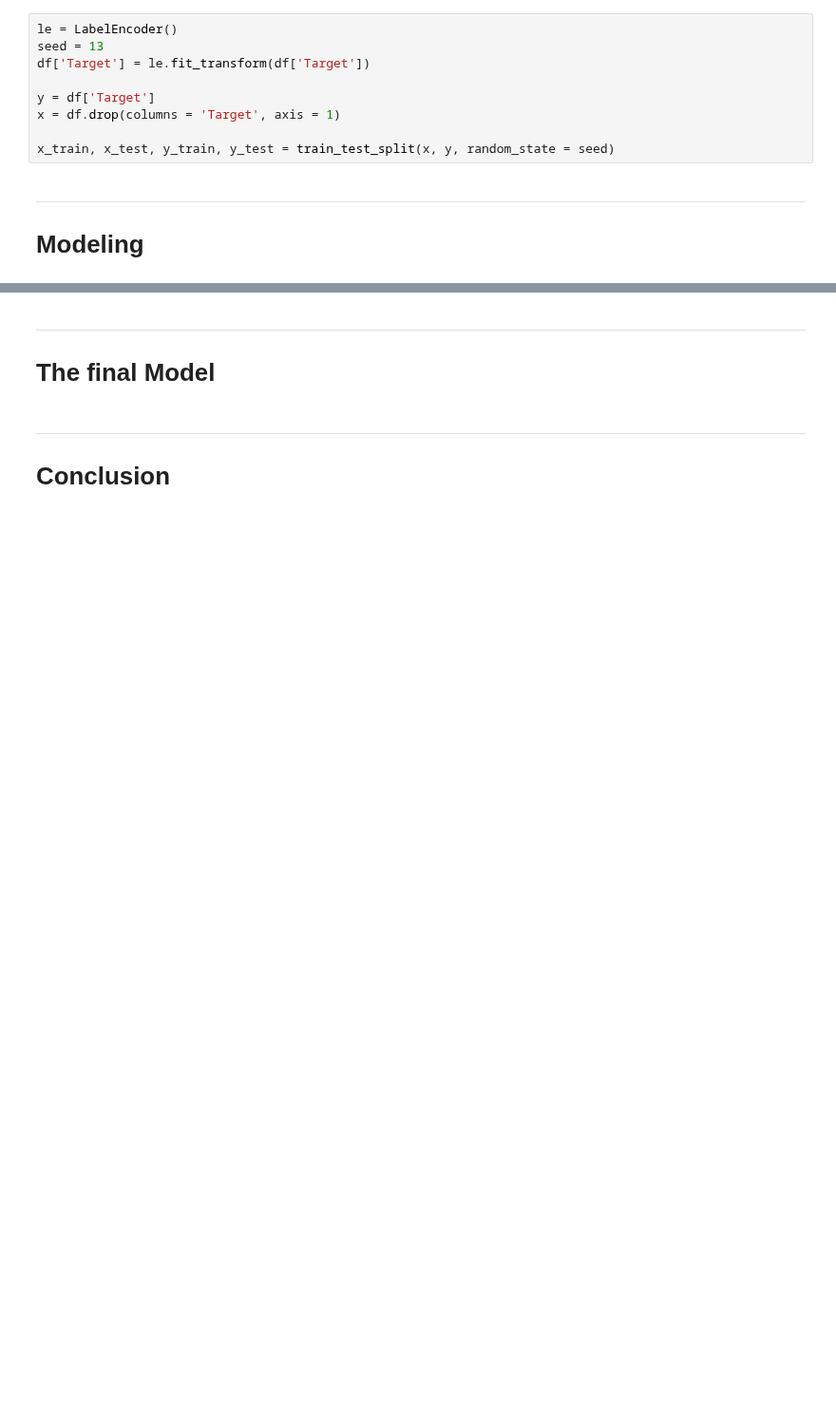
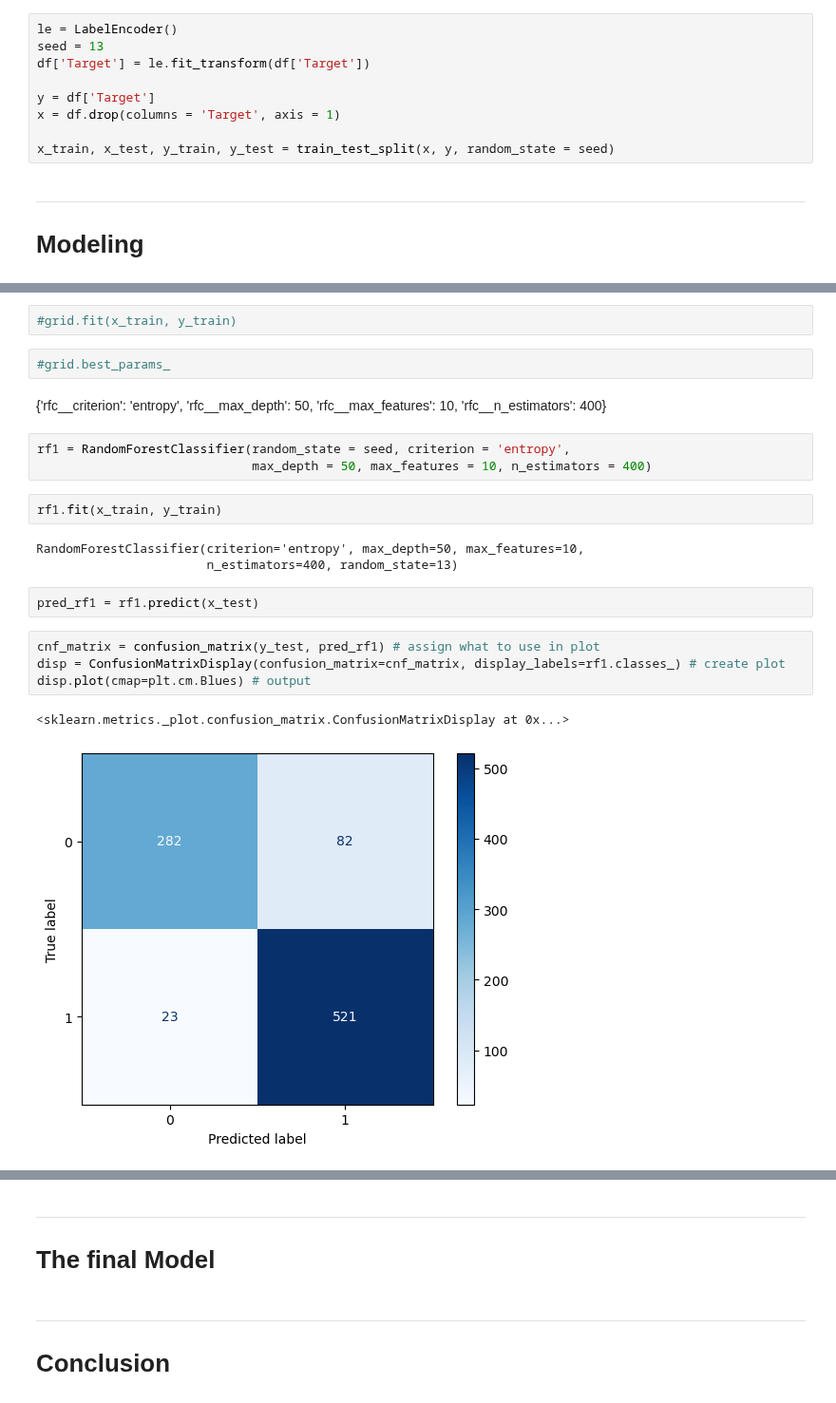
Before and after one commit to Djohnson1313/predicting_student_success, a Jupyter notebook: predicting_student_success_notebook.ipynb, the cells around one changed output, grey strips where cells are left out. Shown at 95% size. Saved outputs shown, nothing was run; the diff lists cells and outputs as text; blank space fills up the shorter version.

```diff
--- a/predicting_student_success_notebook.ipynb
+++ b/predicting_student_success_notebook.ipynb
@@ -243,0 +297,26 @@ x_train, x_test, y_train, y_test = train_test_split(x, y, random_state = seed)
+# %%
+#grid.fit(x_train, y_train)
+# %%
+#grid.best_params_
+# %% [markdown]
+{'rfc__criterion': 'entropy',
+ 'rfc__max_depth': 50,
+ 'rfc__max_features': 10,
+ 'rfc__n_estimators': 400}
+# %%
+rf1 = RandomForestClassifier(random_state = seed, criterion = 'entropy',
+                             max_depth = 50, max_features = 10, n_estimators = 400)
+# %%
+rf1.fit(x_train, y_train)
+# %% [output]
+RandomForestClassifier(criterion='entropy', max_depth=50, max_features=10,
+                       n_estimators=400, random_state=13)
+# %%
+pred_rf1 = rf1.predict(x_test)
+# %%
+cnf_matrix = confusion_matrix(y_test, pred_rf1) # assign what to use in plot
+disp = ConfusionMatrixDisplay(confusion_matrix=cnf_matrix, display_labels=rf1.classes_) # create plot
+disp.plot(cmap=plt.cm.Blues) # output
+# %% [output]
+<sklearn.metrics._plot.confusion_matrix.ConfusionMatrixDisplay at 0x...>
+[figure, added]
```
Also changed, not shown: parts of 9 cells of this notebook.
